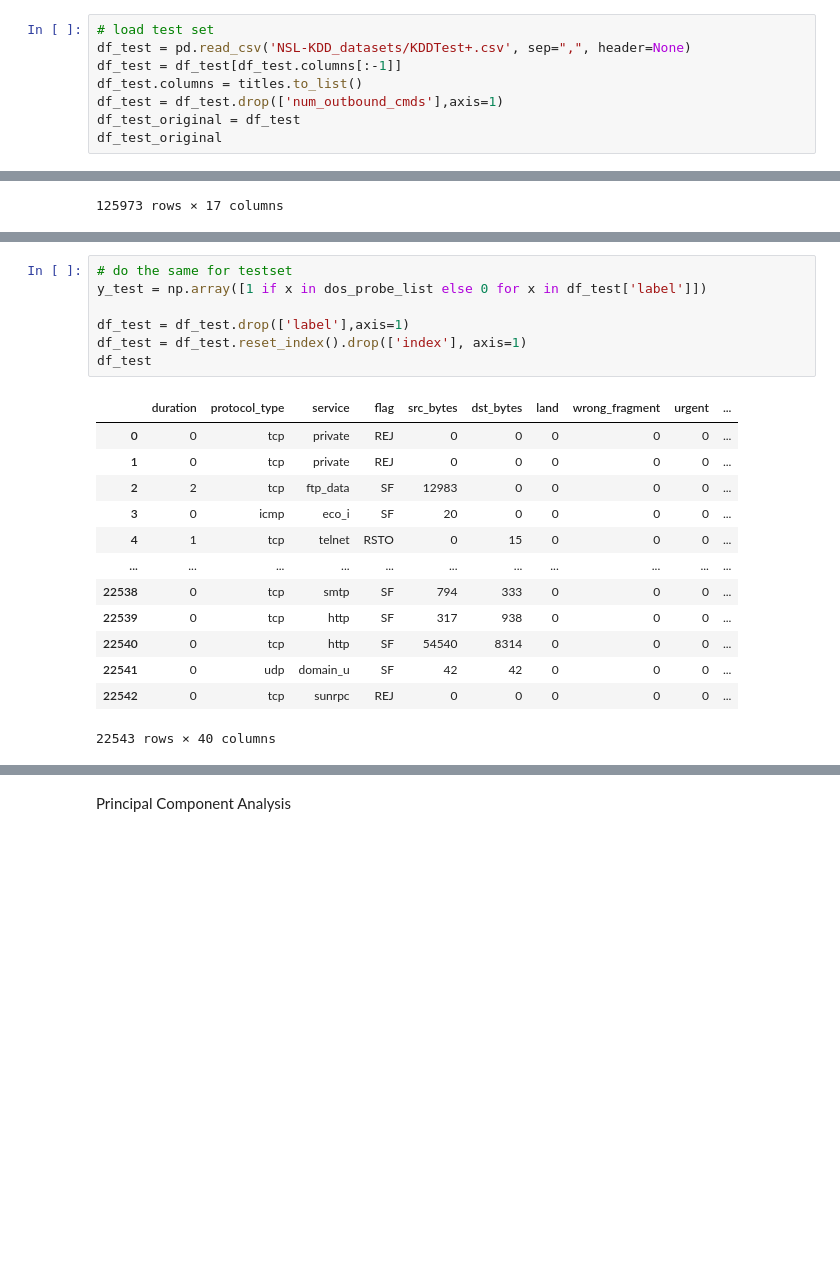
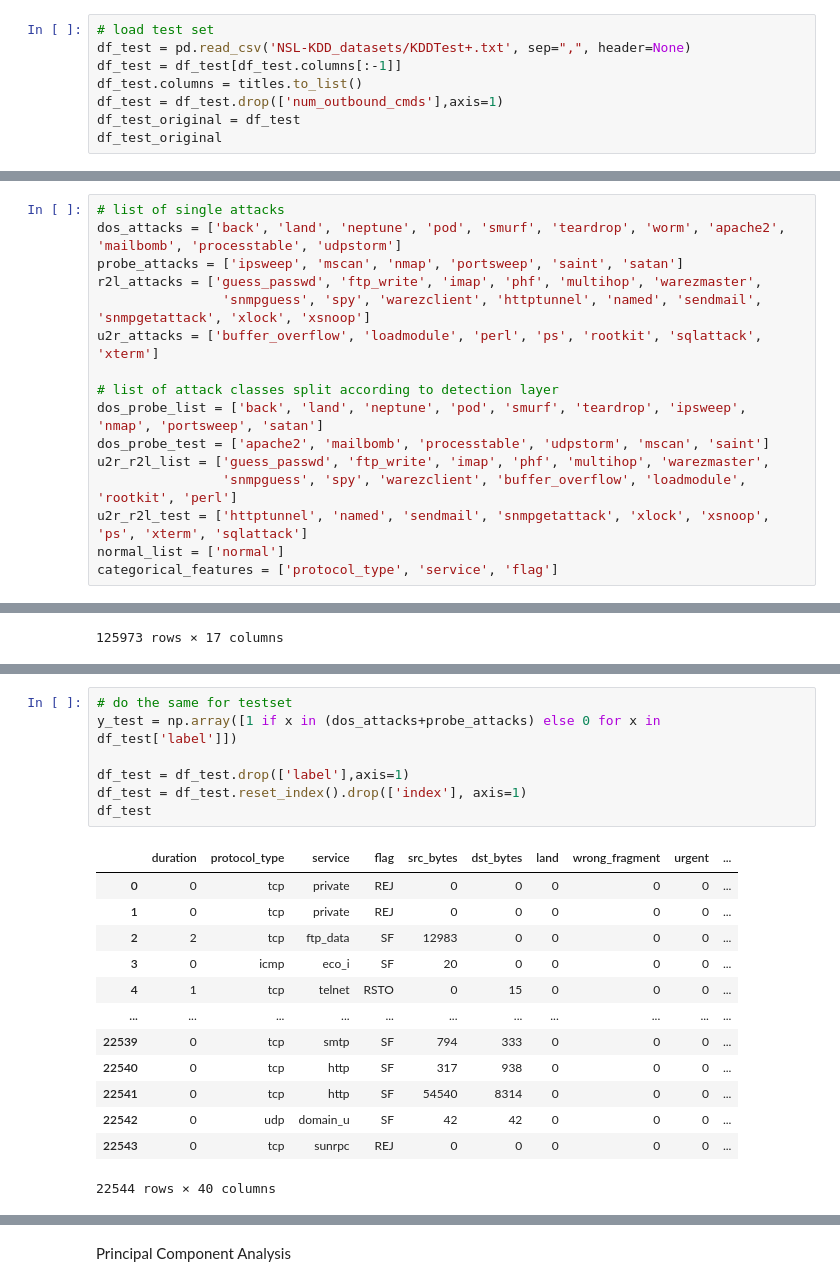
Before and after one commit to MarcoLorenzoCampo/IDS_Thesis, a Jupyter notebook: real DHLA full.ipynb, the cells around one changed output, grey strips where cells are left out. Drawn from its saved outputs; the diff is of its cells as text; blank space fills up the shorter version.

```diff
--- a/real DHLA full.ipynb
+++ b/real DHLA full.ipynb
@@ -164,7 +164,7 @@ df_train_original
 125973 rows × 41 columns
 # %%
 # load test set
-df_test = pd.read_csv('NSL-KDD_datasets/KDDTest+.csv', sep=",", header=None)
+df_test = pd.read_csv('NSL-KDD_datasets/KDDTest+.txt', sep=",", header=None)
 df_test = df_test[df_test.columns[:-1]]
 df_test.columns = titles.to_list()
 df_test = df_test.drop(['num_outbound_cmds'],axis=1)
@@ -193,3 +193,19 @@ df_test_original
 # %% [markdown]
 ## dos + probe classifier
+# %%
+# list of single attacks
+dos_attacks = ['back', 'land', 'neptune', 'pod', 'smurf', 'teardrop', 'worm', 'apache2', 'mailbomb', 'processtable', 'udpstorm']
+probe_attacks = ['ipsweep', 'mscan', 'nmap', 'portsweep', 'saint', 'satan']
+r2l_attacks = ['guess_passwd', 'ftp_write', 'imap', 'phf', 'multihop', 'warezmaster',
+                'snmpguess', 'spy', 'warezclient', 'httptunnel', 'named', 'sendmail', 'snmpgetattack', 'xlock', 'xsnoop']
+u2r_attacks = ['buffer_overflow', 'loadmodule', 'perl', 'ps', 'rootkit', 'sqlattack', 'xterm']
+
+# list of attack classes split according to detection layer
+dos_probe_list = ['back', 'land', 'neptune', 'pod', 'smurf', 'teardrop', 'ipsweep', 'nmap', 'portsweep', 'satan']
+dos_probe_test = ['apache2', 'mailbomb', 'processtable', 'udpstorm', 'mscan', 'saint']
+u2r_r2l_list = ['guess_passwd', 'ftp_write', 'imap', 'phf', 'multihop', 'warezmaster',
+                'snmpguess', 'spy', 'warezclient', 'buffer_overflow', 'loadmodule', 'rootkit', 'perl']
+u2r_r2l_test = ['httptunnel', 'named', 'sendmail', 'snmpgetattack', 'xlock', 'xsnoop', 'ps', 'xterm', 'sqlattack']
+normal_list = ['normal']
+categorical_features = ['protocol_type', 'service', 'flag']
 # %%
@@ -299,25 +306,25 @@ X_train
 125973 rows × 101 columns
 # %%
 # do the same for testset
-y_test = np.array([1 if x in dos_probe_list else 0 for x in df_test['label']])
+y_test = np.array([1 if x in (dos_attacks+probe_attacks) else 0 for x in df_test['label']])
 
 df_test = df_test.drop(['label'],axis=1)
 df_test = df_test.reset_index().drop(['index'], axis=1)
 df_test
 # %% [output]
 |  | duration | protocol_type | service | flag | src_bytes | dst_bytes | land | wrong_fragment | urgent | ... |
 | 0 | 0 | tcp | private | REJ | 0 | 0 | 0 | 0 | 0 | ... |
 | 1 | 0 | tcp | private | REJ | 0 | 0 | 0 | 0 | 0 | ... |
 | 2 | 2 | tcp | ftp_data | SF | 12983 | 0 | 0 | 0 | 0 | ... |
 | 3 | 0 | icmp | eco_i | SF | 20 | 0 | 0 | 0 | 0 | ... |
 | 4 | 1 | tcp | telnet | RSTO | 0 | 15 | 0 | 0 | 0 | ... |
 | ... | ... | ... | ... | ... | ... | ... | ... | ... | ... | ... |
-| 22538 | 0 | tcp | smtp | SF | 794 | 333 | 0 | 0 | 0 | ... |
-| 22539 | 0 | tcp | http | SF | 317 | 938 | 0 | 0 | 0 | ... |
-| 22540 | 0 | tcp | http | SF | 54540 | 8314 | 0 | 0 | 0 | ... |
-| 22541 | 0 | udp | domain_u | SF | 42 | 42 | 0 | 0 | 0 | ... |
-| 22542 | 0 | tcp | sunrpc | REJ | 0 | 0 | 0 | 0 | 0 | ... |
+| 22539 | 0 | tcp | smtp | SF | 794 | 333 | 0 | 0 | 0 | ... |
+| 22540 | 0 | tcp | http | SF | 317 | 938 | 0 | 0 | 0 | ... |
+| 22541 | 0 | tcp | http | SF | 54540 | 8314 | 0 | 0 | 0 | ... |
+| 22542 | 0 | udp | domain_u | SF | 42 | 42 | 0 | 0 | 0 | ... |
+| 22543 | 0 | tcp | sunrpc | REJ | 0 | 0 | 0 | 0 | 0 | ... |
-22543 rows × 40 columns
+22544 rows × 40 columns
 # %%
 X_test = df_test[common_features_l1]
 
```
Also changed, not shown: parts of 31 cells of this notebook, 1 other file.
